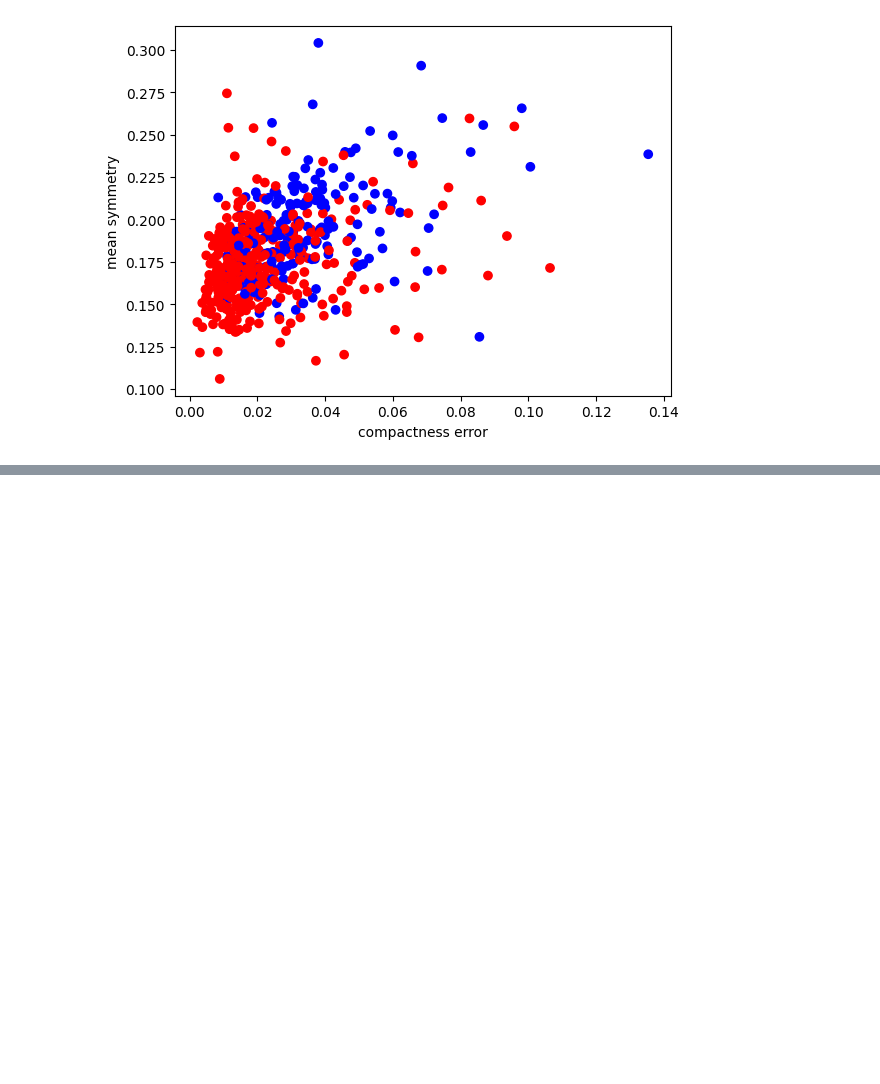
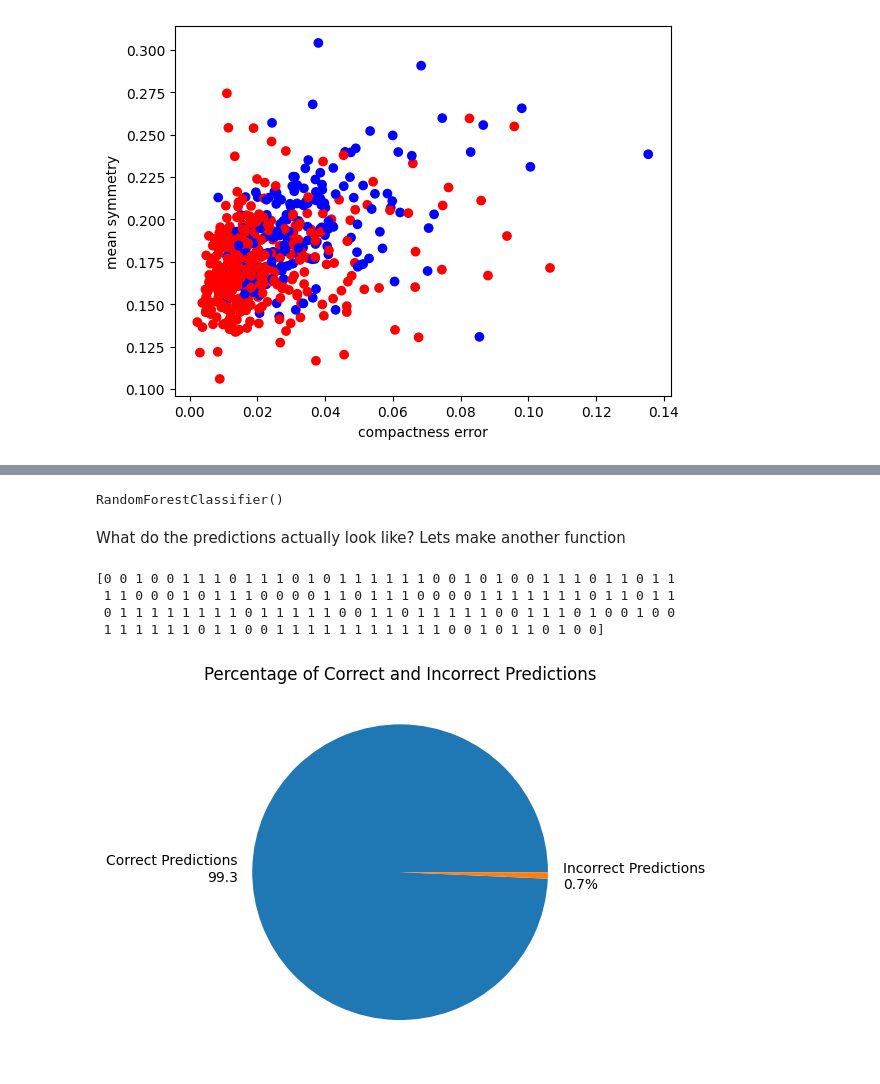
Before and after one commit to benWallace57/Instant_Training, a Jupyter notebook: wp_testing.ipynb, the cells around one changed output, grey strips where cells are left out. Cells and saved outputs as stored; diff of their text form; code cells hidden in the pictures; blank space fills up the shorter version.

```diff
--- a/wp_testing.ipynb
+++ b/wp_testing.ipynb
@@ -95,0 +112,45 @@ produce_scatter_plot(breast_cancer_inputs,breast_cancer_outputs,"compactness err
+# %%
+from sklearn.ensemble import RandomForestClassifier
+
+classification_model = RandomForestClassifier()
+# %%
+classification_model.fit(breast_cancer_inputs_training,breast_cancer_outputs_training)
+# %% [output]
+RandomForestClassifier()
+# %%
+predictions = classification_model.predict(breast_cancer_inputs_testing)
+# %% [markdown]
+What do the predictions actually look like? Lets make another function
+# %%
+print(predictions)
+# %% [output]
+[0 0 1 0 0 1 1 1 0 1 1 1 0 1 0 1 1 1 1 1 1 0 0 1 0 1 0 0 1 1 1 0 1 1 0 1 1
+ 1 1 0 0 0 1 0 1 1 1 0 0 0 0 1 1 0 1 1 1 0 0 0 0 1 1 1 1 1 1 1 0 1 1 0 1 1
+ 0 1 1 1 1 1 1 1 1 0 1 1 1 1 1 0 0 1 1 0 1 1 1 1 1 0 0 1 1 1 0 1 0 0 1 0 0
+ 1 1 1 1 1 1 0 1 1 0 0 1 1 1 1 1 1 1 1 1 1 1 0 0 1 0 1 1 0 1 0 0]
+# %%
+def plot_predictions(predictions, actual):
+
+    correct_predictions = 0
+    incorrect_predictions = 0
+
+    for prediction, value in zip(predictions, actual):
+        if prediction == value:
+            correct_predictions += 1
+        else:
+            incorrect_predictions += 1
+
+    total_predictions = len(predictions)
+
+    #Remember our function we made earlier!
+    correct_percentage = round( calculate_percentage(correct_predictions,total_predictions) ,1)
+    incorrect_percentage = round( calculate_percentage(incorrect_predictions,total_predictions), 1)
+
+    plt.pie([correct_predictions,incorrect_predictions],
+            labels=[f"Correct Predictions\n{correct_percentage}",f"Incorrect Predictions\n{incorrect_percentage}%"])
+
+    plt.title("Percentage of Correct and Incorrect Predictions")
+# %%
+plot_predictions(predictions, breast_cancer_outputs_testing)
+# %% [output]
+[figure, added]
```
Also changed, not shown: parts of 5 cells of this notebook.
